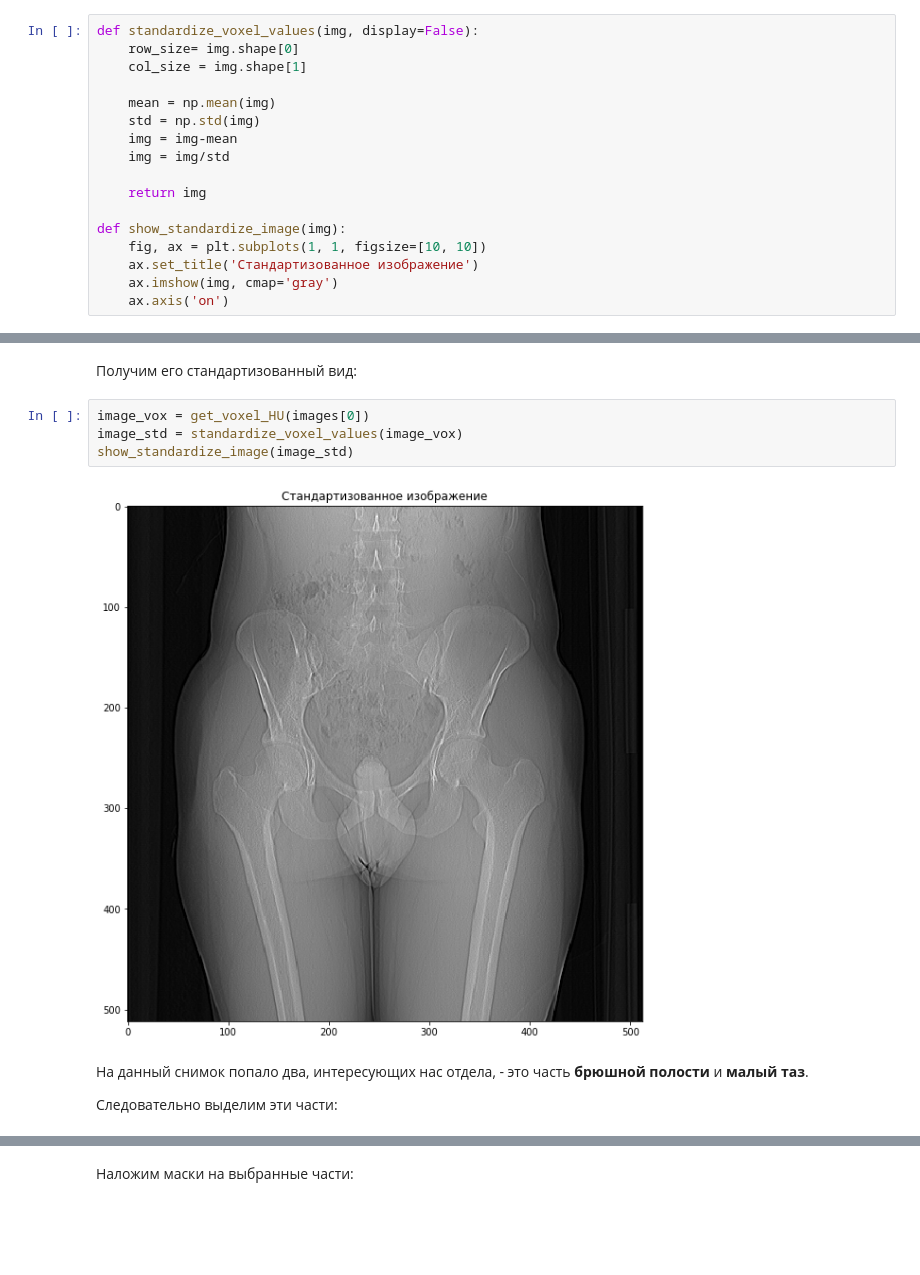
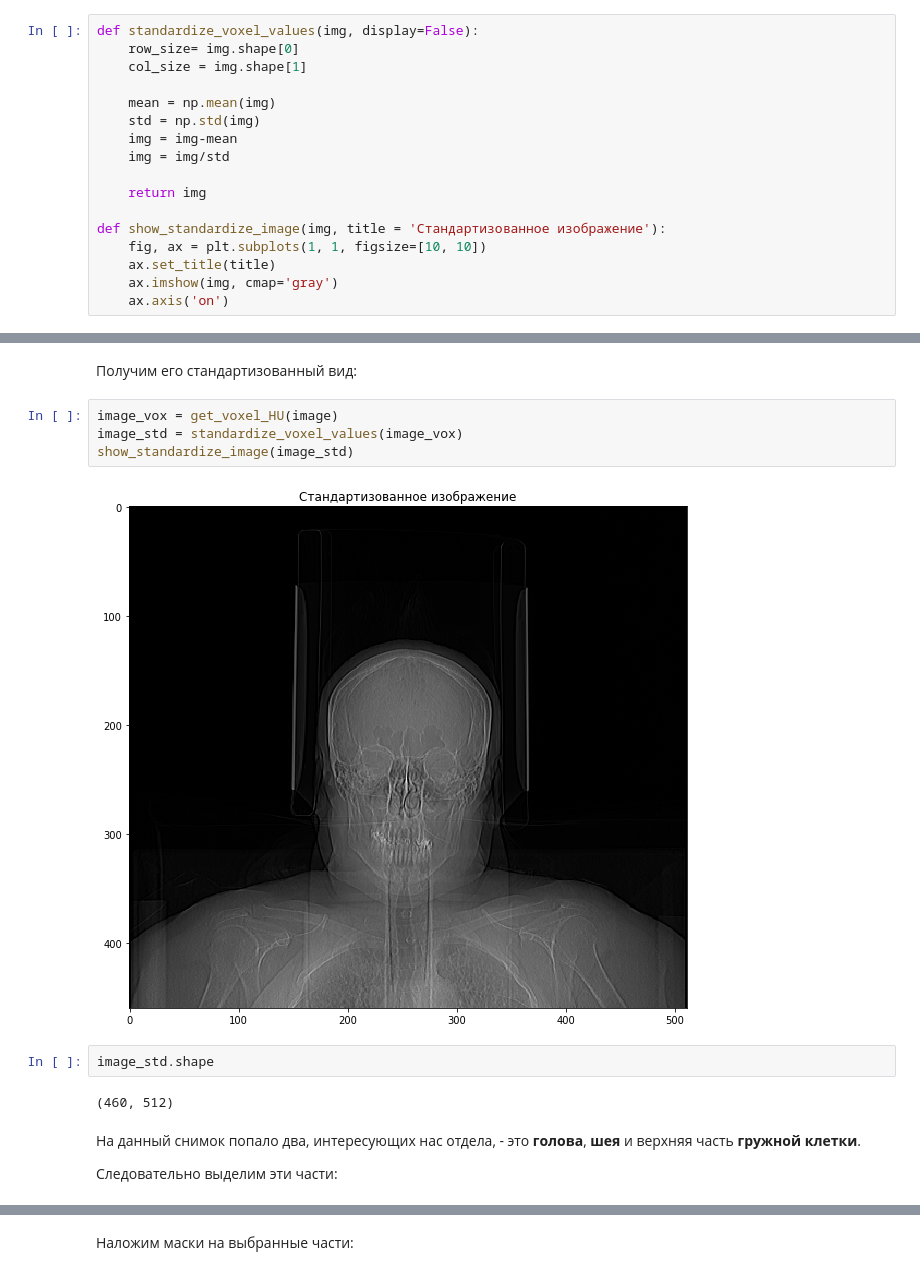
Before and after one commit to AlexeyPopov1997/Annotation_Medical_Images, a Jupyter notebook: annotation_medical_images.ipynb, the cells around one changed output, grey strips where cells are left out. Cells and saved outputs as stored; diff of their text form; blank space fills up the shorter version.

```diff
--- a/annotation_medical_images.ipynb
+++ b/annotation_medical_images.ipynb
@@ -101,9 +101,9 @@ def standardize_voxel_values(img, display=False):
 
     return img
 
-def show_standardize_image(img):
+def show_standardize_image(img, title = 'Стандартизованное изображение'):
     fig, ax = plt.subplots(1, 1, figsize=[10, 10])
-    ax.set_title('Стандартизованное изображение')
+    ax.set_title(title)
     ax.imshow(img, cmap='gray')
     ax.axis('on')
 # %% [markdown]
@@ -313,12 +314,16 @@ image
 # %% [markdown]
 Получим его стандартизованный вид:
 # %%
-image_vox = get_voxel_HU(images[0])
+image_vox = get_voxel_HU(image)
 image_std = standardize_voxel_values(image_vox)
 show_standardize_image(image_std)
 # %% [output]
-[figure, old version]
+[figure, new version]
+# %%
+image_std.shape
+# %% [output]
+(460, 512)
 # %% [markdown]
-На данный снимок попало два, интересующих нас отдела, - это часть **брюшной полости** и **малый таз**.
+На данный снимок попало два, интересующих нас отдела, - это **голова**, **шея** и верхняя часть **гружной клетки**.
 
 Следовательно выделим эти части:
```
Also changed, not shown: parts of 19 cells of this notebook.
